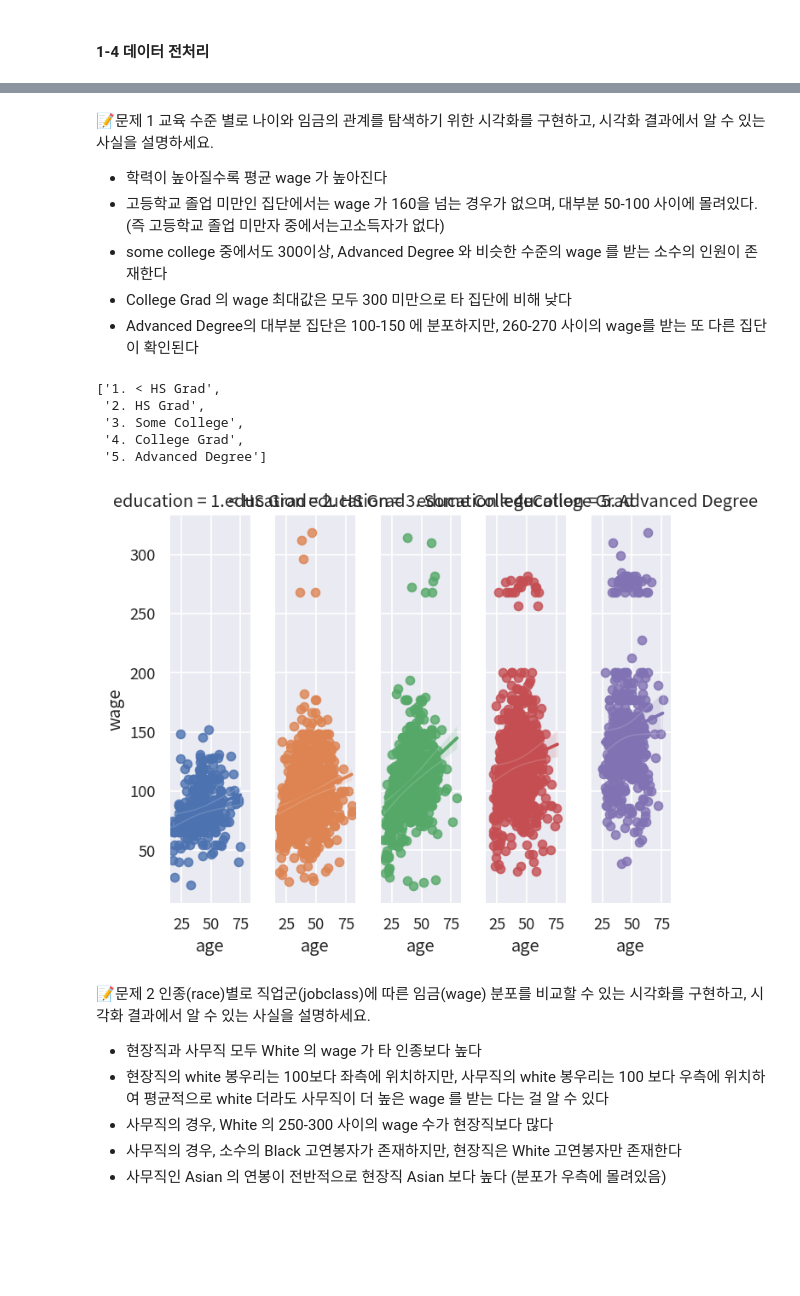
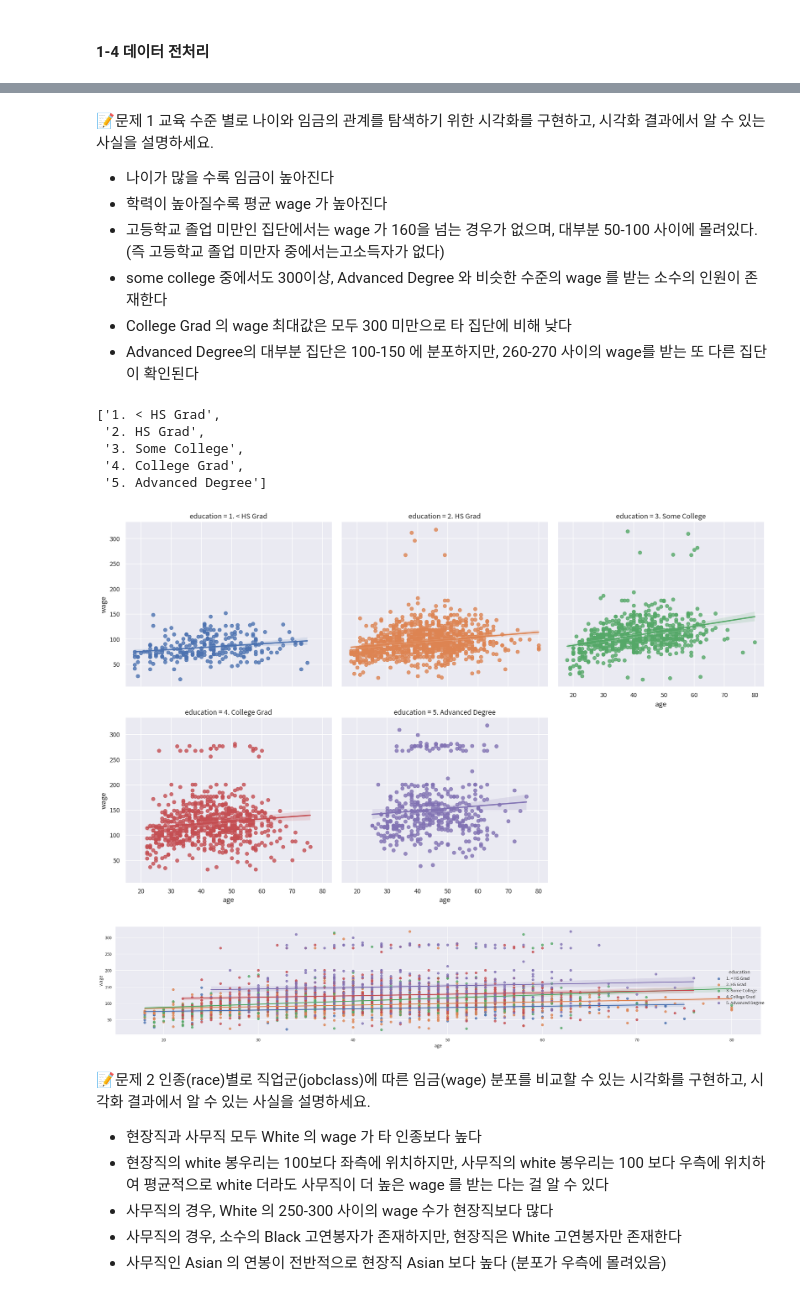
Before and after one commit to BoheeJeong/data_analysis_basic, a Jupyter notebook: [LAB-06] 데이터 시각화 개요/06- 연습문제 10.ipynb, the cells around one changed output, grey strips where cells are left out. Cells and saved outputs as stored; diff of their text form; code cells hidden in the pictures; blank space fills up the shorter version.

```diff
--- a/[LAB-06] 데이터 시각화 개요/06- 연습문제 10.ipynb
+++ b/[LAB-06] 데이터 시각화 개요/06- 연습문제 10.ipynb
@@ -112,6 +112,7 @@ memory usage: 95.3 KB
  📝문제 1
 교육 수준 별로 나이와 임금의 관계를 탐색하기 위한 시각화를 구현하고, 시각화 결과에서 알 수 있는 사실을 설명하세요.
 
+- 나이가 많을 수록 임금이 높아진다
 - 학력이 높아질수록 평균 wage 가 높아진다
 - 고등학교 졸업 미만인 집단에서는 wage 가 160을 넘는 경우가 없으며, 대부분 50-100 사이에 몰려있다.
  (즉 고등학교 졸업 미만자 중에서는고소득자가 없다)
@@ -129,35 +130,66 @@ education
  '5. Advanced Degree']
 # %%
 # 1) 그래프 초기화 (캔버스(fig)와 도화지(ax) 준비하기)
-width_px = 1280              # 그래프 가로 크기
-height_px = 720              # 그래프 세로 크기
+width_px = 3000             # 그래프 가로 크기
+height_px = 2000              # 그래프 세로 크기
 figsize = (width_px / my_dpi, height_px / my_dpi)
 
 #아래의 초기화 부분은 생략된다
 #fig, ax = plt.subplots(rows, cols, figsize=figsize, dpi=my_dpi)
 
 # 2) LM plot 그리기
 #그래프를 꾸미기 위해서는 LM PLOT () 메서드로부터 리턴되는 객체 g 를 활용해야 한다
 
-g=sb.lmplot(data=df1 , x='age', y='wage',hue = 'education',col='education')
+g=sb.lmplot(data=df1 , x='age', y='wage',hue = 'education',col='education', col_wrap = 3)
 
 g.fig.set_dpi(my_dpi)
 g.fig.set_figwidth(figsize[0])
 g.fig.set_figwidth(figsize[1])
 
 #두개의 그래프가 생성되면 각 그래프에 대해 그리드 설정은 별도로 필요하다
 for ax in g.axes.flatten():
   ax.grid(True)
 
 
 
 # 3) 출력
 plt.tight_layout()                     # 여백 제거
 plt.savefig("plot.png", dpi=my_dpi * 2)
 plt.show()                             # 그래프 화면 출력
 plt.close()                            # 그래프 작업 종료
 # %% [output]
-[figure, old version]
+[figure, new version]
+# %%
+# 1) 그래프 초기화 (캔버스(fig)와 도화지(ax) 준비하기)
+width_px = 3000             # 그래프 가로 크기
+height_px = 2000              # 그래프 세로 크기
+figsize = (width_px / my_dpi, height_px / my_dpi)
+
+#아래의 초기화 부분은 생략된다
+#fig, ax = plt.subplots(rows, cols, figsize=figsize, dpi=my_dpi)
+
+# 2) LM plot 그리기
+#그래프를 꾸미기 위해서는 LM PLOT () 메서드로부터 리턴되는 객체 g 를 활용해야 한다
+
+g=sb.lmplot(data=df1 , x='age', y='wage',hue = 'education')
+
+g.fig.set_dpi(my_dpi)
+g.fig.set_figwidth(figsize[0])
+g.fig.set_figwidth(figsize[1])
+
+#두개의 그래프가 생성되면 각 그래프에 대해 그리드 설정은 별도로 필요하다
+for ax in g.axes.flatten():
+  ax.grid(True)
+
+
+
+# 3) 출력
+plt.tight_layout()                     # 여백 제거
+plt.savefig("plot.png", dpi=my_dpi * 2)
+plt.show()                             # 그래프 화면 출력
+plt.close()                            # 그래프 작업 종료
+# %% [output]
+[figure, added]
 # %% [markdown]
  📝문제 2
 인종(race)별로 직업군(jobclass)에 따른 임금(wage) 분포를 비교할 수 있는 시각화를 구현하고, 시각화 결과에서 알 수 있는 사실을 설명하세요.
```
Also changed, not shown: 5 other files.
